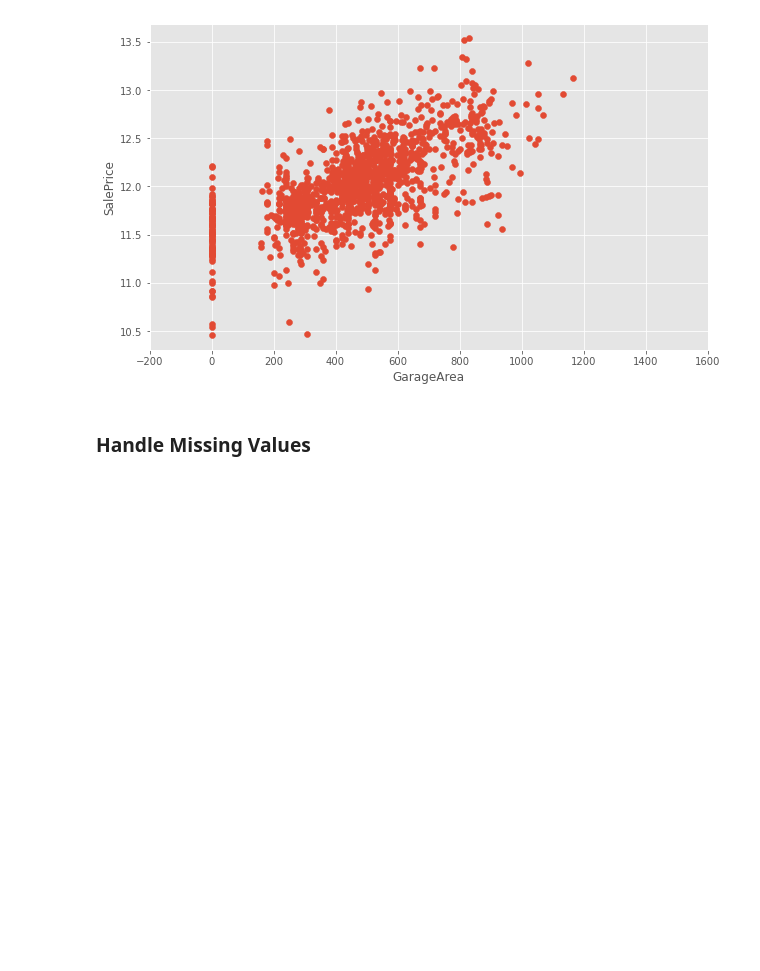
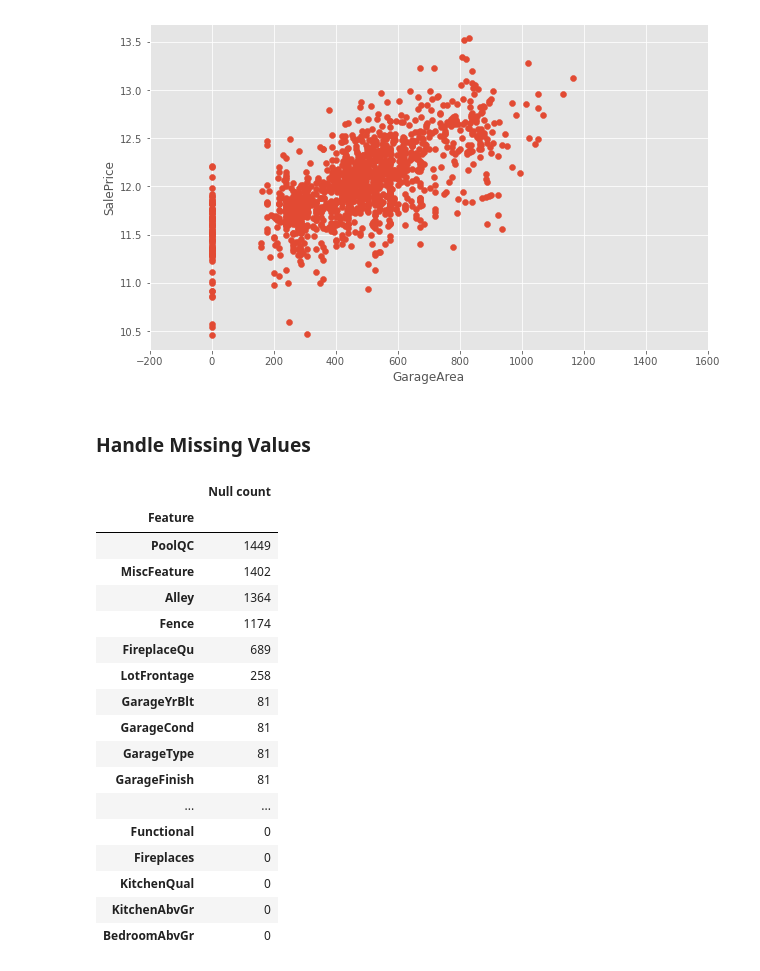
Before and after one commit to biad-iritie/House-Prices-Competition, a Jupyter notebook: index.ipynb, the cells around one changed output. Saved outputs shown, nothing was run; the diff lists cells and outputs as text; code cells hidden in the pictures; blank space fills up the shorter version.

Commit message:
Handling missing values

```diff
--- a/index.ipynb
+++ b/index.ipynb
@@ -257,3 +257,27 @@ plt.show()
 [figure]
 # %% [markdown]
 ### Handle Missing Values
+# %%
+nulls = pd.DataFrame(train.isnull().sum().sort_values(ascending=False)[:25])
+nulls.columns = ["Null count"]
+nulls.index.name = 'Features'
+nulls
+# %% [output]
+|  | Null count |
+| Feature |  |
+| PoolQC | 1449 |
+| MiscFeature | 1402 |
+| Alley | 1364 |
+| Fence | 1174 |
+| FireplaceQu | 689 |
+| LotFrontage | 258 |
+| GarageYrBlt | 81 |
+| GarageCond | 81 |
+| GarageType | 81 |
+| GarageFinish | 81 |
+| ... | ... |
+| Functional | 0 |
+| Fireplaces | 0 |
+| KitchenQual | 0 |
+| KitchenAbvGr | 0 |
+| BedroomAbvGr | 0 |
```
